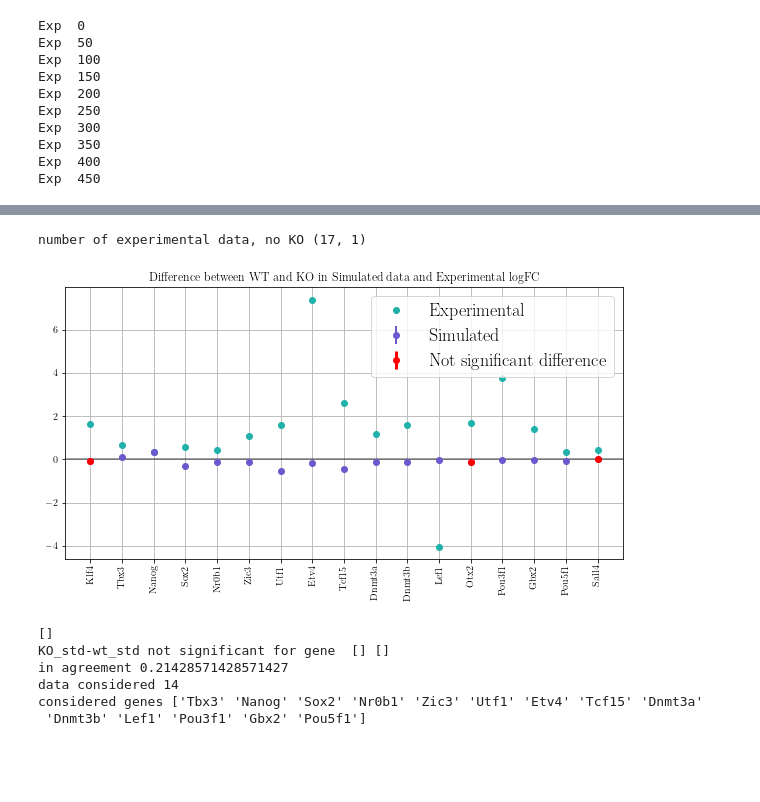
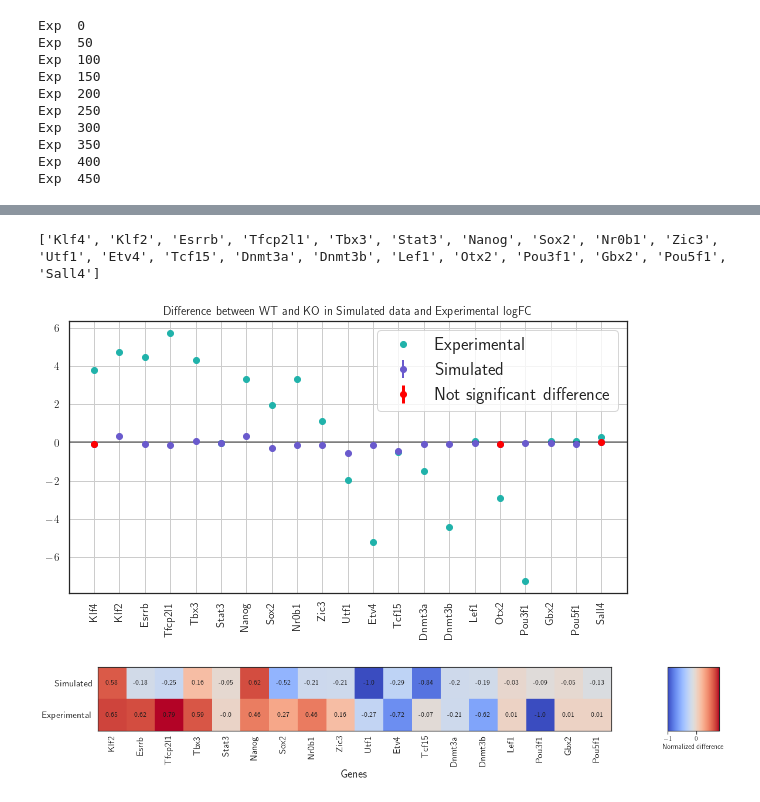
Before and after one commit to CleliaCorridori/GRN_Inference_CODE, a Jupyter notebook: SCODE_MB-LogNorm copy.ipynb, the cells around one changed output, grey strips where cells are left out. Cells and saved outputs as stored; diff of their text form; code cells hidden in the pictures; blank space fills up the shorter version.

Commit message:
KO for SCODE

```diff
--- a/SCODE_MB-LogNorm copy.ipynb
+++ b/SCODE_MB-LogNorm copy.ipynb
@@ -653,7 +653,7 @@ KO_E_wt_std = np.delete(np.array(df_sim_std),KO_gene_idk, axis=0)
 # %%
 compute = False
 N_sim=500
-KO_df_sim = np.zeros((len(KO_genes_order), 101, N_sim))
+KO_df_sim = np.zeros((len(KO_genes_order_E), 101, N_sim))
 
 for ii in range(N_sim):
     if ii%50==0:
@@ -665,7 +665,7 @@ for ii in range(N_sim):
         ! Rscript /Users/cleliacorridori/Dropbox_2021\ Dropbox/Jorah\ Mormont/GRN_Inference/GRN_Inference_CODE/Reconstruct_dynamics.R /Users/cleliacorridori/Dropbox_2021\ Dropbox/Jorah\ Mormont/GRN_Inference/DATA/OUT_SCODE_LN/KO_LN/ETV5/initial_GE_LogNorm_MB_KO.txt /Users/cleliacorridori/Dropbox_2021\ Dropbox/Jorah\ Mormont/GRN_Inference/DATA/OUT_SCODE_LN/KO_LN/ETV5/A_KO_LogNorm_MB.txt {out_sim} {23}
 
     # load simulated data
-    KO_df_sim[:,:,ii] = pd.read_table(path_data+"OUT_SCODE_LN/KO_LN/ETV5/OUT/out_simSCODE_LogNorm_MB_"+str(ii)+".txt", delimiter="\t", dtype={"Value": float}).set_index(KO_genes_order)
+    KO_df_sim[:,:,ii] = pd.read_table(path_data+"OUT_SCODE_LN/KO_LN/ETV5/OUT/out_simSCODE_LogNorm_MB_"+str(ii)+".txt", delimiter="\t", dtype={"Value": float}).set_index(KO_genes_order_E)
     KO_df_sim[KO_df_sim<0]=0
 # %% [output]
 Exp  0
@@ -722,7 +708,7 @@ KO_gene_idk = np.where(genes_order ==KO_gene)[0][0]
 KO_lN_rec_matx = np.delete(A_tot, KO_gene_idk, axis=0)
 KO_lN_rec_matx = np.delete(KO_lN_rec_matx, KO_gene_idk, axis=1)
 
-KO_genes_order = np.delete(genes_order, KO_gene_idk, axis=0)
+KO_genes_order_T = np.delete(genes_order, KO_gene_idk, axis=0)
 
 KO_result = result.drop(KO_gene)
 KO_result.to_csv(path_data+"OUT_SCODE_LN/KO_LN/TCF7L1/initial_GE_LogNorm_MB_KO.txt", sep='\t', index=False, header=False)
@@ -734,7 +720,7 @@ KO_T_wt_std = np.delete(np.array(df_sim_std),KO_gene_idk, axis=0)
 # %%
 compute = False
 N_sim=500
-KO_df_sim = np.zeros((len(KO_genes_order), 101, N_sim))
+KO_df_sim = np.zeros((len(KO_genes_order_T), 101, N_sim))
 
 for ii in range(N_sim):
     if ii%50==0:
@@ -746,7 +732,7 @@ for ii in range(N_sim):
         ! Rscript /Users/cleliacorridori/Dropbox_2021\ Dropbox/Jorah\ Mormont/GRN_Inference/GRN_Inference_CODE/Reconstruct_dynamics.R /Users/cleliacorridori/Dropbox_2021\ Dropbox/Jorah\ Mormont/GRN_Inference/DATA/OUT_SCODE_LN/KO_LN/TCF7L1/initial_GE_LogNorm_MB_KO.txt /Users/cleliacorridori/Dropbox_2021\ Dropbox/Jorah\ Mormont/GRN_Inference/DATA/OUT_SCODE_LN/KO_LN/TCF7L1/A_KO_LogNorm_MB.txt {out_sim} {23}
 
     # load simulated data
-    KO_df_sim[:,:,ii] = pd.read_table(path_data+"OUT_SCODE_LN/KO_LN/TCF7L1/OUT/out_simSCODE_LogNorm_MB_"+str(ii)+".txt", delimiter="\t", dtype={"Value": float}).set_index(KO_genes_order)
+    KO_df_sim[:,:,ii] = pd.read_table(path_data+"OUT_SCODE_LN/KO_LN/TCF7L1/OUT/out_simSCODE_LogNorm_MB_"+str(ii)+".txt", delimiter="\t", dtype={"Value": float}).set_index(KO_genes_order_T)
     KO_df_sim[KO_df_sim<0]=0
 # %% [output]
 Exp  0
@@ -887,48 +851,46 @@ number of genes significantly different (18,)
+# %%
+# exp logFC
+# df_tKO_Kalkan = pd.read_csv(path_data+'Kalkan_Data/df_tripleKO.csv', index_col=0, header=0)
+
+df_tKO_Kalkan = pd.read_csv(path_data+'Kalkan_Data/df_tripleKO_diff.csv', index_col=0, header=0)
+# remove row of the KO
+df_tKO_Kalkan_sel =df_tKO_Kalkan.drop(["Etv5", "Rbpj", "Tcf7l1"])
+# search gene present in genes_order and absent in df_tKO_Kalkan_sel and thei indices
+common_genes = [x for x in KO_genes_order if x in df_tKO_Kalkan_sel.index]
+common_genes_idx = [x for x in range(len(KO_genes_order)) if KO_genes_order[x] in df_tKO_Kalkan_sel.index]
+print(common_genes)
+# %% [output]
+['Klf4', 'Klf2', 'Esrrb', 'Tfcp2l1', 'Tbx3', 'Stat3', 'Nanog', 'Sox2', 'Nr0b1', 'Zic3', 'Utf1', 'Etv4', 'Tcf15', 'Dnmt3a', 'Dnmt3b', 'Lef1', 'Otx2', 'Pou3f1', 'Gbx2', 'Pou5f1', 'Sall4']
 # %%
-# exp logFC
-df_tKO_Kalkan = pd.read_csv(path_data+'Kalkan_Data/df_tripleKO.csv', index_col=0, header=0)
-
-# # remove row of the KO
-df_tKO_Kalkan_sel = df_tKO_Kalkan.drop(["Etv5", "Tcf7l1"])
-print("number of experimental data, no KO",df_tKO_Kalkan_sel.shape)
 
 # select only the genes present in df_tKO_Kalkan_sel
 KO_Th_diff_temp = KO_Th_diff[np.array([x for x in range(len(KO_genes_order)) if KO_genes_order[x] in df_tKO_Kalkan_sel.index])]
 KO_Th_diff_std_temp = KO_Th_diff_std[np.array([x for x in range(len(KO_genes_order)) if KO_genes_order[x] in df_tKO_Kalkan_sel.index])]
 KO_genes_order_temp = np.array([x for x in KO_genes_order if x in df_tKO_Kalkan_sel.index])
 KO_genes_order_temp_idx = np.array([x for x in range(len(KO_genes_order)) if KO_genes_order[x] in df_tKO_Kalkan_sel.index])
 # select only indices KO_Th_idx_notS present in KO_genes_order_temp
 sel_idxs_KO = np.intersect1d(KO_genes_order_temp, KO_genes_order[KO_Th_idx_notS])
 sel_idxs_KO = np.array([x for x in range(len(df_tKO_Kalkan_sel.index)) if df_tKO_Kalkan_sel.index[x] in sel_idxs_KO])
 funcs_ko.KO_plof_Diff_LogFC(df_tKO_Kalkan_sel, KO_Th_diff_temp, KO_Th_diff_std_temp, KO_genes_order_temp, sel_idxs_KO, 'Difference between WT and KO in Simulated data and Experimental logFC')
 
 KO_Th_diff = np.delete(KO_Th_diff, KO_Th_idx_notS, axis=0)
 KO_Th_diff_std = np.delete(KO_Th_diff_std, KO_Th_idx_notS, axis=0)
 # search gene present in genes_order and absent in df_tKO_Kalkan
 common_genes = np.array([x for x in KO_Th_genes_order_sel if x in df_tKO_Kalkan_sel.index])
 
 # indices of genes_order corresponding to common_genes
 common_genes_idx = np.array([x for x in range(len(KO_Th_genes_order_sel)) if KO_Th_genes_order_sel[x] in df_tKO_Kalkan_sel.index])
 
 # select only simulated KO and WT for which we know experimental tKO
 # differences for the considered genes
 KO_Th_diff_sel = KO_Th_diff[common_genes_idx]
 KO_Th_diff_std_sel = KO_Th_diff_std[common_genes_idx]
 
 df_tKO_Kalkan_sel = df_tKO_Kalkan_sel.loc[common_genes]
 df_tKO_Kalkan_sel = np.squeeze(np.array(df_tKO_Kalkan_sel.iloc[:,0]))
 # %% [output]
-number of experimental data, no KO (17, 1)
-[figure, old version]
+[figure, new version]
-# %%
-in_agreement_pN_T, data_considered_pN_T, considered_genes_pN_T = funcs_ko.KO_diff_ExpVsSim(df_tKO_Kalkan_sel, KO_Th_diff_sel, KO_Th_diff_std_sel, common_genes)
-print("in agreement", in_agreement_pN_T)
-print("data considered", data_considered_pN_T)
-print("considered genes", considered_genes_pN_T)
-# %% [output]
-[]
-KO_std-wt_std not significant for gene  [] []
-in agreement 0.21428571428571427
-data considered 14
-considered genes ['Tbx3' 'Nanog' 'Sox2' 'Nr0b1' 'Zic3' 'Utf1' 'Etv4' 'Tcf15' 'Dnmt3a'
- 'Dnmt3b' 'Lef1' 'Pou3f1' 'Gbx2' 'Pou5f1']
+# %%
+funcs_ko.KO_heat_comparison_T(KO_Th_diff, np.array(df_tKO_Kalkan_sel).squeeze(), "", np.array(common_genes), Norm=True)
+# %% [output]
+[figure, added]
```
Also changed, not shown: parts of 22 cells of this notebook, 3 other files.
